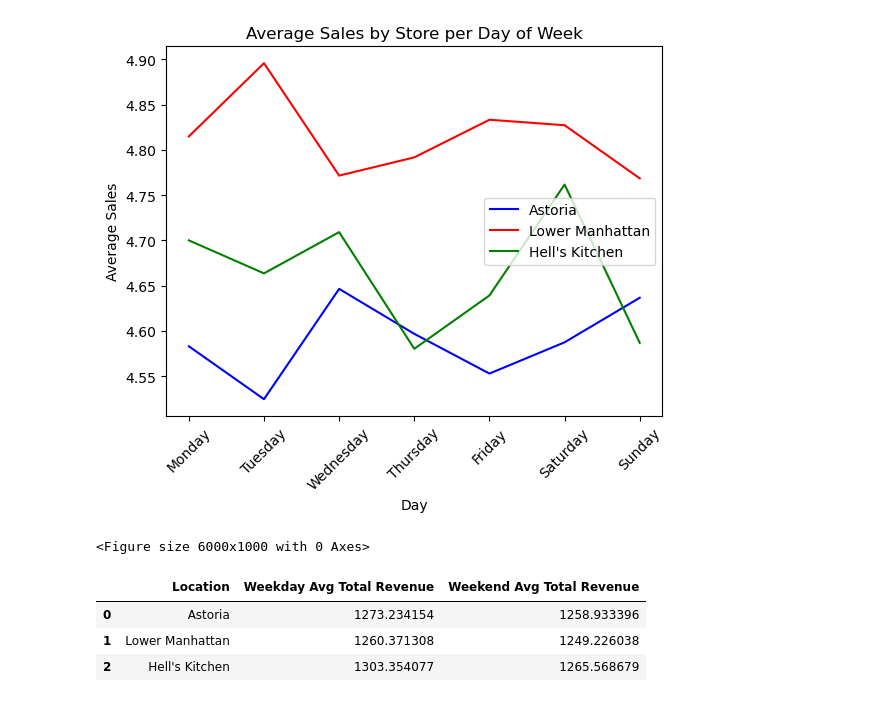
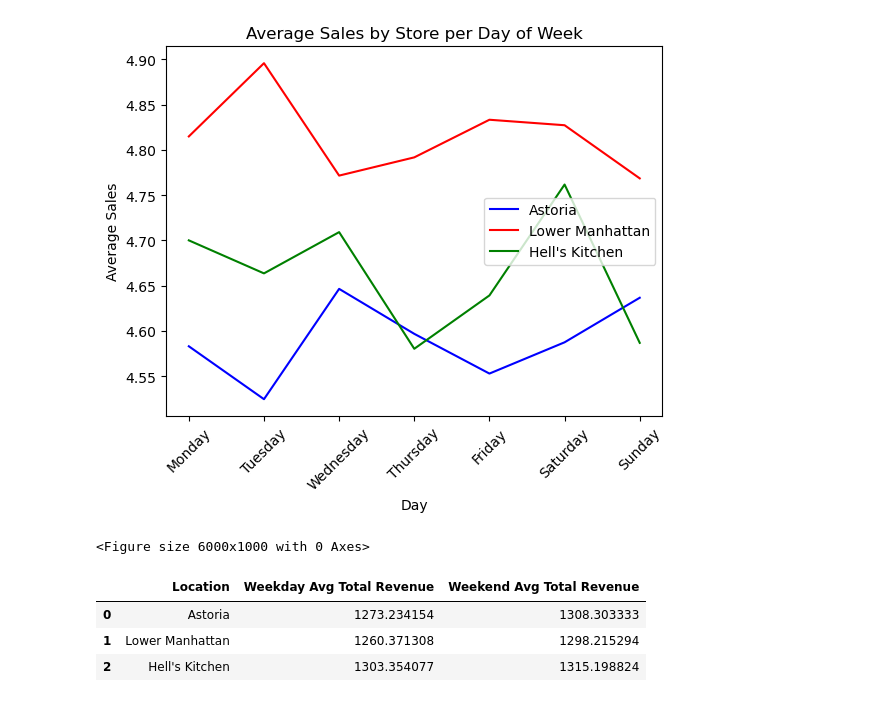
Before and after one commit to cedetraz96/Coffee_Crew, a Jupyter notebook: CoffeeShopAnalysis.ipynb, the cells around one changed output. Saved outputs shown, nothing was run; the diff lists cells and outputs as text; code cells hidden in the pictures.

```diff
--- a/CoffeeShopAnalysis.ipynb
+++ b/CoffeeShopAnalysis.ipynb
@@ -253,7 +253,6 @@ plt.figure(figsize=(60,10))
 [figure]
 <Figure size 6000x1000 with 0 Axes>
 # %%
-#average transaction?
 #total revenue by store weekend vs weekday
 
 store1_df['Day Category'] = store1_df['dayofweek'].apply(categorize_day)
@@ -263,34 +262,34 @@ store3_df['Day Category'] = store3_df['dayofweek'].apply(categorize_day)
 
 #number of weekdays and weekend days between jan 1 and june 30 2023
 weekday_count = 130
-weekend_count = 53
+weekend_count = 51
 
 
 #groupby day category and calculate total revenue by store for weekends and weekdays
 store1_daycategory_avgsales = store1_df.groupby('Day Category').apply(sum_totalsales)
 store2_daycategory_avgsales = store2_df.groupby('Day Category').apply(sum_totalsales)
 store3_daycategory_avgsales = store3_df.groupby('Day Category').apply(sum_totalsales)
 
 #calculate weekday averages
 store1_weekday_avg_total_revenue = store1_daycategory_avgsales['Weekday'] / weekday_count
 store2_weekday_avg_total_revenue = store2_daycategory_avgsales['Weekday'] / weekday_count
 store3_weekday_avg_total_revenue = store3_daycategory_avgsales['Weekday'] / weekday_count
 
 #calculate weekend averages
 store1_weekend_avg_total_revenue = store1_daycategory_avgsales['Weekend'] / weekend_count
 store2_weekend_avg_total_revenue = store2_daycategory_avgsales['Weekend'] / weekend_count
 store3_weekend_avg_total_revenue = store3_daycategory_avgsales['Weekend'] / weekend_count
 
 #create dataframe
 day_category_total_revenues_by_location = {
     'Location': ['Astoria', 'Lower Manhattan', "Hell's Kitchen"],
     'Weekday Avg Total Revenue': [store1_weekday_avg_total_revenue, store2_weekday_avg_total_revenue, store3_weekday_avg_total_revenue],
     'Weekend Avg Total Revenue': [store1_weekend_avg_total_revenue, store2_weekend_avg_total_revenue, store3_weekend_avg_total_revenue]
 }
 day_category_total_revenues_by_location_df = pd.DataFrame(day_category_total_revenues_by_location)
 day_category_total_revenues_by_location_df
 # %% [output]
 |  | Location | Weekday Avg Total Revenue | Weekend Avg Total Revenue |
-| 0 | Astoria | 1273.234154 | 1258.933396 |
-| 1 | Lower Manhattan | 1260.371308 | 1249.226038 |
-| 2 | Hell's Kitchen | 1303.354077 | 1265.568679 |
+| 0 | Astoria | 1273.234154 | 1308.303333 |
+| 1 | Lower Manhattan | 1260.371308 | 1298.215294 |
+| 2 | Hell's Kitchen | 1303.354077 | 1315.198824 |
```
Also changed, not shown: parts of 32 cells of this notebook.
